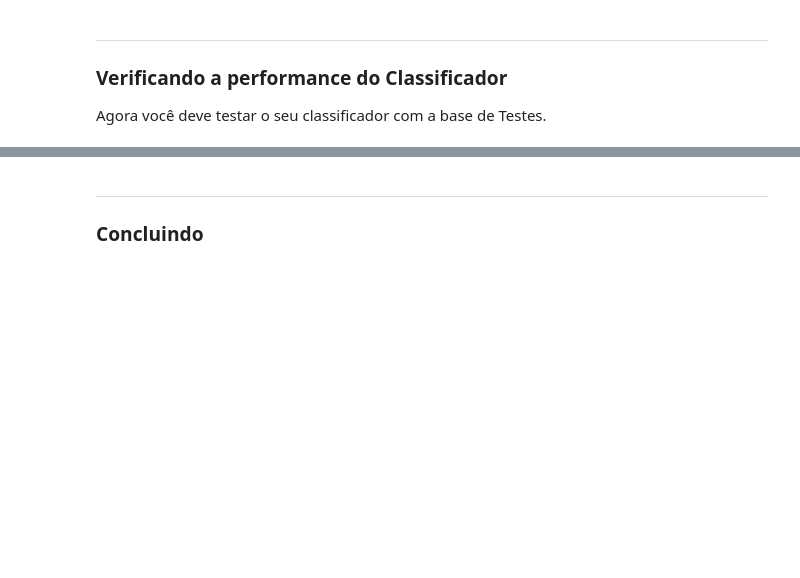
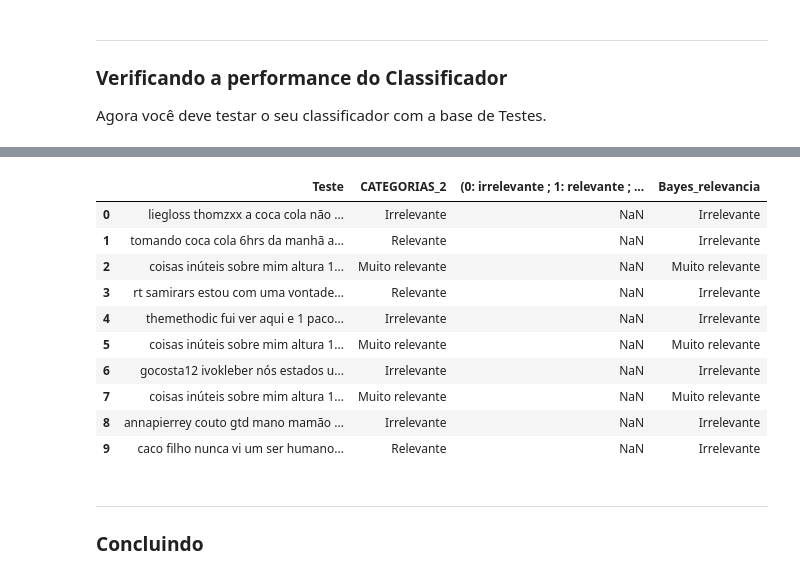
Before and after one commit to Lihsayuri/CIENCIA_DOS_DADOS_P1, a Jupyter notebook: Projeto1_Classificador_layout.ipynb, the cells around one changed output, grey strips where cells are left out. Drawn from its saved outputs; the diff is of its cells as text; code cells hidden in the pictures; blank space fills up the shorter version.

```diff
--- a/Projeto1_Classificador_layout.ipynb
+++ b/Projeto1_Classificador_layout.ipynb
@@ -100,3 +102,5 @@ spec_chars = ["!","—"," "'"',"#","%","&","'","(",")",
 for char in spec_chars:
     train['Treinamento'] = train['Treinamento'].str.replace(char, ' ')
     train['Treinamento'] = train['Treinamento'].str.split().str.join(" ")
+    test['Teste'] = test['Teste'].str.replace(char, ' ')
+    test['Teste'] = test['Teste'].str.split().str.join(" ")
@@ -176,14 +198,16 @@ for linha in LISTA_TREINAMENTO_IRRELEVANTE:
 # %%
 serie_treinamento = pd.Series(lista_treinamento)
+serie_teste = pd.Series(lista_teste)
 serie_treinamento_muito_relevante = pd.Series(lista_treinamento_muito_relevante)
 serie_treinamento_relevante = pd.Series(lista_treinamento_relevante)
 serie_treinamento_irrelevante = pd.Series(lista_treinamento_irrelevante)
 
 
-tabela_relativa = serie_treinamento.value_counts(True)
-tabela_relativa_muito_relevante = serie_treinamento_muito_relevante.value_counts(True)
-tabela_relativa_relevante = serie_treinamento_relevante.value_counts(True)
-tabela_relativa_irrelevante = serie_treinamento_irrelevante.value_counts(True)
+tabela_relativa = serie_treinamento.value_counts()
+tabela_relativa_muito_relevante = serie_treinamento_muito_relevante.value_counts()
+tabela_relativa_relevante = serie_treinamento_relevante.value_counts()
+tabela_relativa_irrelevante = serie_treinamento_irrelevante.value_counts()
 
-tabela_relativa_irrelevante
+
+serie_treinamento_muito_relevante.value_counts()
 # %% [output]
@@ -222,3 +261,32 @@ ___
 ### Verificando a performance do Classificador
 
 Agora você deve testar o seu classificador com a base de Testes.
+# %%
+p_geral_m_r = (266/799) #total de tweets muito relevantes/ total de tweets de treinamento.
+p_geral_r = (206/799) #total de tweets relevante/ total de tweets de treinamento.
+p_geral_ir = (327/799) #total de tweets irrelevantes/ total de tweets de treinamento.
+
+for sentence in test['Teste']:
+    prob_m_r = 1
+    prob_r = 1
+    prob_ir = 1
+    for palavra in sentence.split():
+        prob_m_r *= dic_m_r[palavra]
+        prob_r *= dic_r[palavra]
+        prob_ir *= dic_ir[palavra]
+    prob_m_r *= p_geral_m_r
+    prob_r *= p_geral_r
+    prob_ir*= p_geral_ir
+    print(prob_m_r)
+    print(prob_r)
+    print(prob_ir)
+    print('------end-------')
+    if (prob_m_r > prob_r and prob_m_r > prob_ir):
+        test.loc[(test.Teste== sentence),'Bayes_relevancia'] = 'Muito relevante'
+        print('estoy mucho relevante')
+    if (prob_r > prob_m_r and prob_r > prob_ir):
+        test.loc[(test.Teste== sentence),'Bayes_relevancia'] = 'Relevante'
+        print('estoy relevante')
+    if (prob_ir > prob_m_r and prob_ir > prob_r):
+        test.loc[(test.Teste== sentence),'Bayes_relevancia'] = 'Irrelevante'
+        print('estoy irrelevante')
@@ -225,3 +326,17 @@ Agora você deve testar o seu classificador com a base de Testes.
+# %%
+test.head(10)
+# %% [output]
+|  | Teste | CATEGORIAS_2 | (0: irrelevante ; 1: relevante ; ... | Bayes_relevancia |
+| 0 | liegloss thomzxx a coca cola não ... | Irrelevante | NaN | Irrelevante |
+| 1 | tomando coca cola 6hrs da manhã a... | Relevante | NaN | Irrelevante |
+| 2 | coisas inúteis sobre mim altura 1... | Muito relevante | NaN | Muito relevante |
+| 3 | rt samirars estou com uma vontade... | Relevante | NaN | Irrelevante |
+| 4 | themethodic fui ver aqui e 1 paco... | Irrelevante | NaN | Irrelevante |
+| 5 | coisas inúteis sobre mim altura 1... | Muito relevante | NaN | Muito relevante |
+| 6 | gocosta12 ivokleber nós estados u... | Irrelevante | NaN | Irrelevante |
+| 7 | coisas inúteis sobre mim altura 1... | Muito relevante | NaN | Muito relevante |
+| 8 | annapierrey couto gtd mano mamão ... | Irrelevante | NaN | Irrelevante |
+| 9 | caco filho nunca vi um ser humano... | Relevante | NaN | Irrelevante |
 # %% [markdown]
 ___
 ### Concluindo
```
Also changed, not shown: parts of 18 cells of this notebook.
